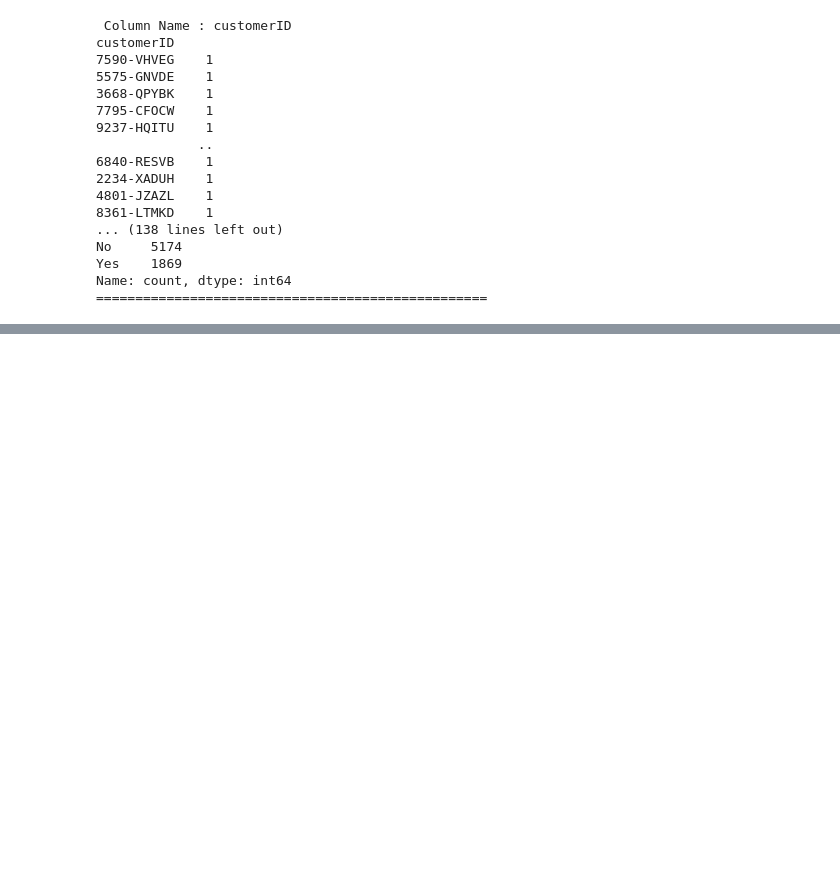
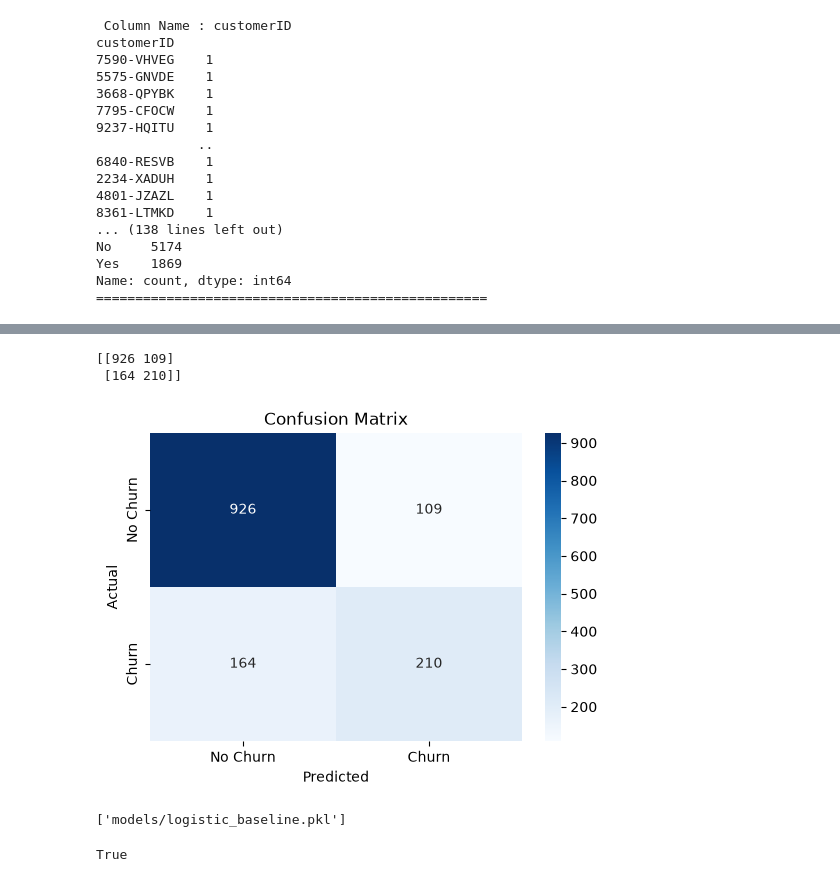
Before and after one commit to Aka101010/mlops-ml-project, a Jupyter notebook: 01_eda.ipynb, the cells around one changed output, grey strips where cells are left out. Drawn from its saved outputs; the diff is of its cells as text; code cells hidden in the pictures; blank space fills up the shorter version.

```diff
--- a/01_eda.ipynb
+++ b/01_eda.ipynb
@@ -1358,0 +1537,10 @@ Name: count, dtype: int64
+# %%
+from sklearn.model_selection import train_test_split
+
+X_train, X_test, y_train, y_test = train_test_split(
+    X,
+    y,
+    test_size=0.2,
+    random_state=42,
+    stratify=y
+)
@@ -1358,0 +1559,4 @@ Name: count, dtype: int64
+# %%
+model = LogisticRegression(max_iter=1000)
+
+model.fit(X_train, y_train)
@@ -1358,0 +1565,2 @@ Name: count, dtype: int64
+# %%
+y_pred = model.predict(X_test)
@@ -1358,0 +1601,37 @@ Name: count, dtype: int64
+# %%
+cm = confusion_matrix(y_test, y_pred)
+
+print(cm)
+# %% [output]
+[[926 109]
+ [164 210]]
+# %%
+plt.figure(figsize=(6, 4))
+
+sns.heatmap(
+    cm,
+    annot=True,
+    fmt="d",
+    cmap="Blues",
+    xticklabels=["No Churn", "Churn"],
+    yticklabels=["No Churn", "Churn"]
+)
+
+plt.xlabel("Predicted")
+plt.ylabel("Actual")
+plt.title("Confusion Matrix")
+plt.show()
+# %% [output]
+[figure, added]
+# %%
+import joblib
+
+joblib.dump(model, "models/logistic_baseline.pkl")
+# %% [output]
+['models/logistic_baseline.pkl']
+# %%
+import os
+
+print(os.path.exists("models/logistic_baseline.pkl"))
+# %% [output]
+True
```
Also changed, not shown: parts of 22 cells of this notebook.
